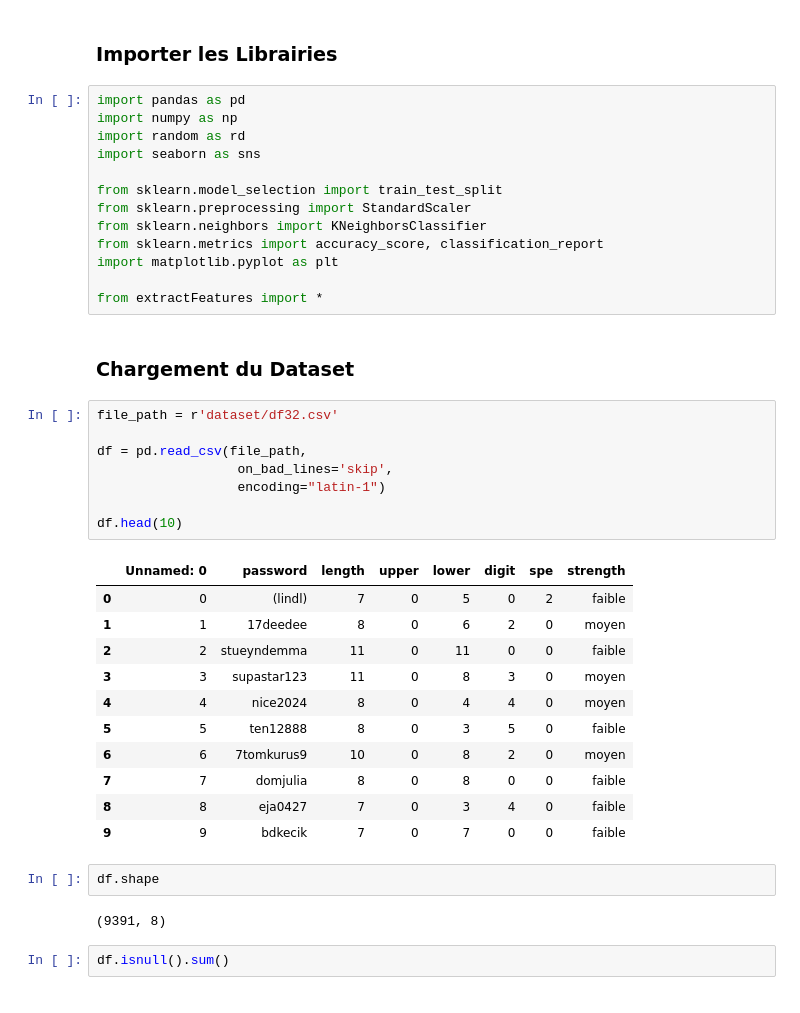
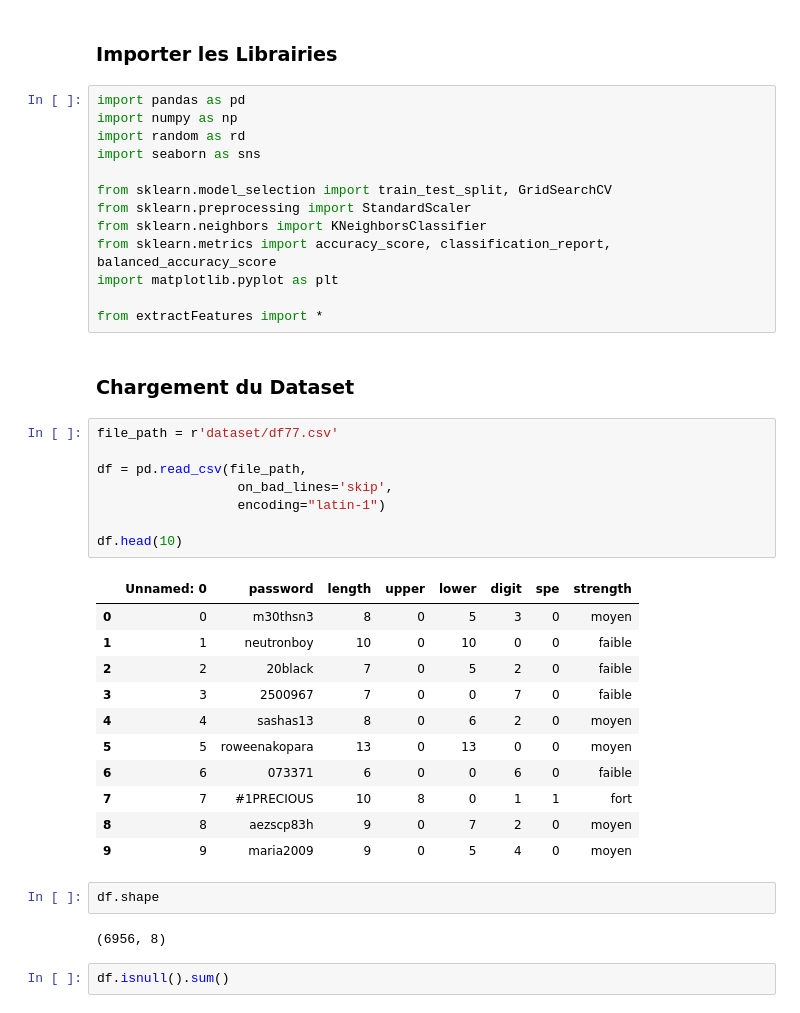
Before and after one commit to ValerieLav/SI-Gestion-et-Analyse-MDP, a Jupyter notebook: net.ipynb, the cells around one changed output. Cells and saved outputs as stored; diff of their text form.

```diff
--- a/net.ipynb
+++ b/net.ipynb
@@ -6,39 +6,39 @@ import numpy as np
 import random as rd
 import seaborn as sns
 
-from sklearn.model_selection import train_test_split
+from sklearn.model_selection import train_test_split, GridSearchCV
 from sklearn.preprocessing import StandardScaler
 from sklearn.neighbors import KNeighborsClassifier
-from sklearn.metrics import accuracy_score, classification_report
+from sklearn.metrics import accuracy_score, classification_report, balanced_accuracy_score
 import matplotlib.pyplot as plt
 
 from extractFeatures import *
 # %% [markdown]
 ### Chargement du Dataset
 # %%
-file_path = r'dataset/df32.csv'
+file_path = r'dataset/df77.csv'
 
 df = pd.read_csv(file_path,
                   on_bad_lines='skip',
                   encoding="latin-1")
 
 df.head(10)
 # %% [output]
 |  | Unnamed: 0 | password | length | upper | lower | digit | spe | strength |
-| 0 | 0 | (lindl) | 7 | 0 | 5 | 0 | 2 | faible |
-| 1 | 1 | 17deedee | 8 | 0 | 6 | 2 | 0 | moyen |
-| 2 | 2 | stueyndemma | 11 | 0 | 11 | 0 | 0 | faible |
-| 3 | 3 | supastar123 | 11 | 0 | 8 | 3 | 0 | moyen |
-| 4 | 4 | nice2024 | 8 | 0 | 4 | 4 | 0 | moyen |
-| 5 | 5 | ten12888 | 8 | 0 | 3 | 5 | 0 | faible |
-| 6 | 6 | 7tomkurus9 | 10 | 0 | 8 | 2 | 0 | moyen |
-| 7 | 7 | domjulia | 8 | 0 | 8 | 0 | 0 | faible |
-| 8 | 8 | eja0427 | 7 | 0 | 3 | 4 | 0 | faible |
-| 9 | 9 | bdkecik | 7 | 0 | 7 | 0 | 0 | faible |
+| 0 | 0 | m30thsn3 | 8 | 0 | 5 | 3 | 0 | moyen |
+| 1 | 1 | neutronboy | 10 | 0 | 10 | 0 | 0 | faible |
+| 2 | 2 | 20black | 7 | 0 | 5 | 2 | 0 | faible |
+| 3 | 3 | 2500967 | 7 | 0 | 0 | 7 | 0 | faible |
+| 4 | 4 | sashas13 | 8 | 0 | 6 | 2 | 0 | moyen |
+| 5 | 5 | roweenakopara | 13 | 0 | 13 | 0 | 0 | moyen |
+| 6 | 6 | 073371 | 6 | 0 | 0 | 6 | 0 | faible |
+| 7 | 7 | #1PRECIOUS | 10 | 8 | 0 | 1 | 1 | fort |
+| 8 | 8 | aezscp83h | 9 | 0 | 7 | 2 | 0 | moyen |
+| 9 | 9 | maria2009 | 9 | 0 | 5 | 4 | 0 | moyen |
 # %%
 df.shape
 # %% [output]
-(9391, 8)
+(6956, 8)
 # %%
 df.isnull().sum()
 # %% [output]
```
Also changed, not shown: parts of 17 cells of this notebook, 7 other files.
